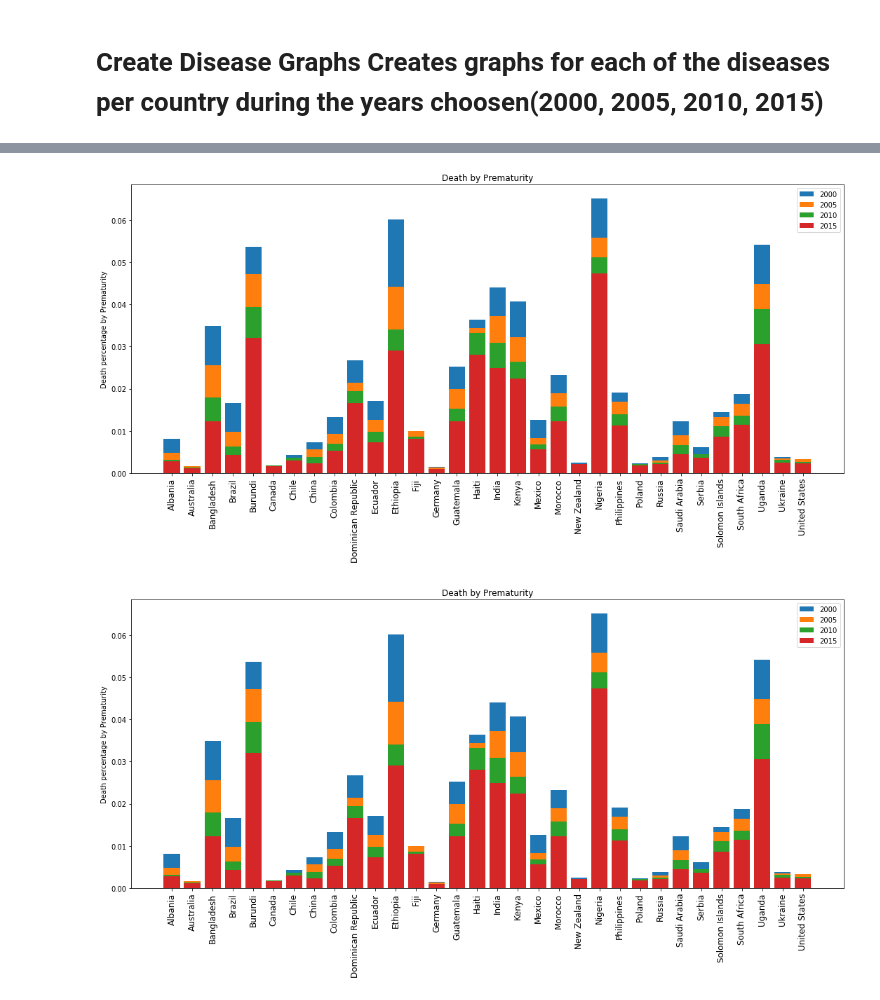
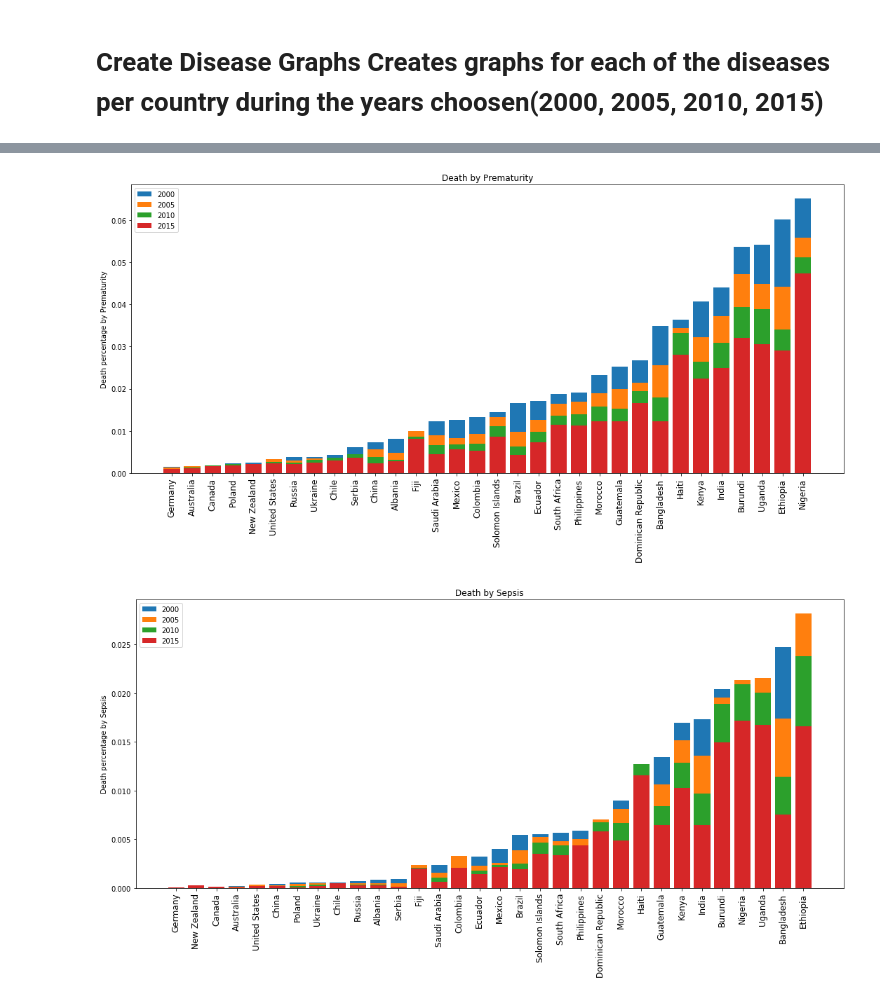
Before and after one commit to nairbdev2/Child_Mortality_Analysis_2000_2015, a Jupyter notebook: pnyb_files/CS418_ds_finalproject.ipynb, the cells around one changed output, grey strips where cells are left out. Drawn from its saved outputs; the diff is of its cells as text; code cells hidden in the pictures.

Commit message:
sorted graphs

```diff
--- a/pnyb_files/CS418_ds_finalproject.ipynb
+++ b/pnyb_files/CS418_ds_finalproject.ipynb
@@ -125,7 +109,7 @@ plt.show();
 Creates graphs for each of the diseases per country during the years choosen(2000, 2005, 2010, 2015)
 # %%
 plt.figure(1, figsize = (15,8))
-dfAcute_percentage = dfAcute_percentage.sort_values(by=['2000','2005','2010','2015'])
+dfAcute_percentage, dfPopulation = sortingByPercentage(dfAcute_percentage, dfPopulation)
 plt.bar(dfPopulation.iloc[:, 0], dfAcute_percentage.iloc[:, 1])
 plt.bar(dfPopulation.iloc[:, 0], dfAcute_percentage.iloc[:, 2])
 plt.bar(dfPopulation.iloc[:, 0], dfAcute_percentage.iloc[:, 3])
@@ -142,9 +126,10 @@ plt.show();
 # %%
 plt.figure(2, figsize = (15,8))
-plt.bar(dfPopulation.iloc[:, 0], injuries_percentage.iloc[:, 0])
-plt.bar(dfPopulation.iloc[:, 0], injuries_percentage.iloc[:, 1])
-plt.bar(dfPopulation.iloc[:, 0], injuries_percentage.iloc[:, 2])
-plt.bar(dfPopulation.iloc[:, 0], injuries_percentage.iloc[:, 3])
+dfInjuries_percentage, dfPopulation = sortingByPercentage(dfInjuries_percentage, dfPopulation)
+plt.bar(dfPopulation.iloc[:, 0], dfInjuries_percentage.iloc[:, 1])
+plt.bar(dfPopulation.iloc[:, 0], dfInjuries_percentage.iloc[:, 2])
+plt.bar(dfPopulation.iloc[:, 0], dfInjuries_percentage.iloc[:, 3])
+plt.bar(dfPopulation.iloc[:, 0], dfInjuries_percentage.iloc[:, 4])
 plt.title("Death by Injuries")
 plt.xticks(rotation = 90)
 plt.ylabel("Death percentage by Injuries")
@@ -159,9 +144,10 @@ plt.show();
 # %%
 plt.figure(3, figsize = (15,8))
-plt.bar(dfPopulation.iloc[:, 0], measles_mortality_percentage.iloc[:, 0])
-plt.bar(dfPopulation.iloc[:, 0], measles_mortality_percentage.iloc[:, 1])
-plt.bar(dfPopulation.iloc[:, 0], measles_mortality_percentage.iloc[:, 2])
-plt.bar(dfPopulation.iloc[:, 0], measles_mortality_percentage.iloc[:, 3])
+dfMeasles_percentage, dfPopulation = sortingByPercentage(dfMeasles_percentage, dfPopulation)
+plt.bar(dfPopulation.iloc[:, 0], dfMeasles_percentage.iloc[:, 1])
+plt.bar(dfPopulation.iloc[:, 0], dfMeasles_percentage.iloc[:, 2])
+plt.bar(dfPopulation.iloc[:, 0], dfMeasles_percentage.iloc[:, 3])
+plt.bar(dfPopulation.iloc[:, 0], dfMeasles_percentage.iloc[:, 4])
 plt.title("Death by Measles")
 plt.xticks(rotation = 90)
 plt.ylabel("Death percentage by Measles")
@@ -174,9 +160,10 @@ plt.show();
 # %%
 plt.figure(4, figsize = (15,8))
-plt.bar(dfPopulation.iloc[:, 0], prematurity_percentage.iloc[:, 0])
-plt.bar(dfPopulation.iloc[:, 0], prematurity_percentage.iloc[:, 1])
-plt.bar(dfPopulation.iloc[:, 0], prematurity_percentage.iloc[:, 2])
-plt.bar(dfPopulation.iloc[:, 0], prematurity_percentage.iloc[:, 3])
+dfPrematurity_percentage, dfPopulation = sortingByPercentage(dfPrematurity_percentage, dfPopulation)
+plt.bar(dfPopulation.iloc[:, 0], dfPrematurity_percentage.iloc[:, 1])
+plt.bar(dfPopulation.iloc[:, 0], dfPrematurity_percentage.iloc[:, 2])
+plt.bar(dfPopulation.iloc[:, 0], dfPrematurity_percentage.iloc[:, 3])
+plt.bar(dfPopulation.iloc[:, 0], dfPrematurity_percentage.iloc[:, 4])
 plt.title("Death by Prematurity")
 plt.xticks(rotation = 90)
 plt.ylabel("Death percentage by Prematurity")
@@ -185,19 +172,20 @@ plt.tick_params(axis = 'x', labelsize =12)
 plt.tight_layout()
 plt.show();
 # %% [output]
-[figure, old version]
+[figure, new version]
 # %%
 plt.figure(5, figsize = (15,8))
-plt.bar(dfPopulation.iloc[:, 0], prematurity_percentage.iloc[:, 0])
-plt.bar(dfPopulation.iloc[:, 0], prematurity_percentage.iloc[:, 1])
-plt.bar(dfPopulation.iloc[:, 0], prematurity_percentage.iloc[:, 2])
-plt.bar(dfPopulation.iloc[:, 0], prematurity_percentage.iloc[:, 3])
-plt.title("Death by Prematurity")
+dfSepsis_percentage, dfPopulation = sortingByPercentage(dfSepsis_percentage, dfPopulation)
+plt.bar(dfPopulation.iloc[:, 0], dfSepsis_percentage.iloc[:, 1])
+plt.bar(dfPopulation.iloc[:, 0], dfSepsis_percentage.iloc[:, 2])
+plt.bar(dfPopulation.iloc[:, 0], dfSepsis_percentage.iloc[:, 3])
+plt.bar(dfPopulation.iloc[:, 0], dfSepsis_percentage.iloc[:, 4])
+plt.title("Death by Sepsis")
 plt.xticks(rotation = 90)
-plt.ylabel("Death percentage by Prematurity")
+plt.ylabel("Death percentage by Sepsis")
 plt.legend(["2000", "2005", "2010","2015"])
 plt.tick_params(axis = 'x', labelsize =12)
 plt.tight_layout()
 plt.show();
 # %% [output]
-[figure, old version]
+[figure, new version]
```
Also changed, not shown: parts of 5 cells of this notebook.
